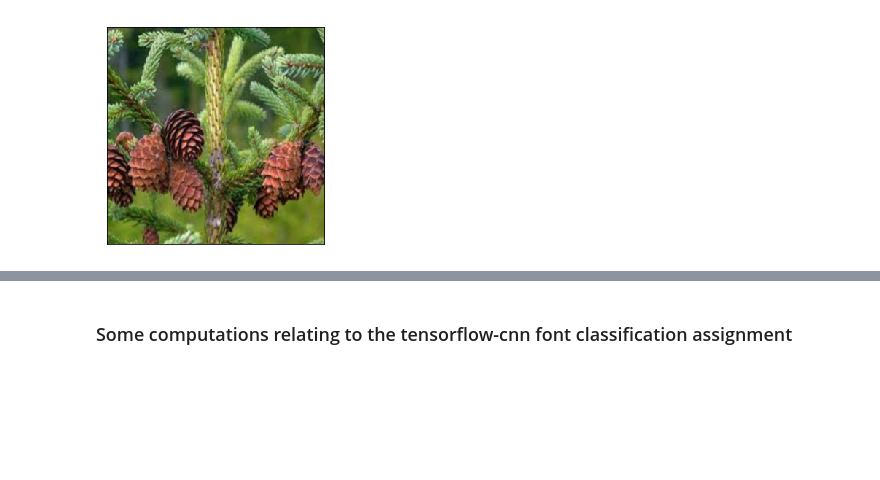
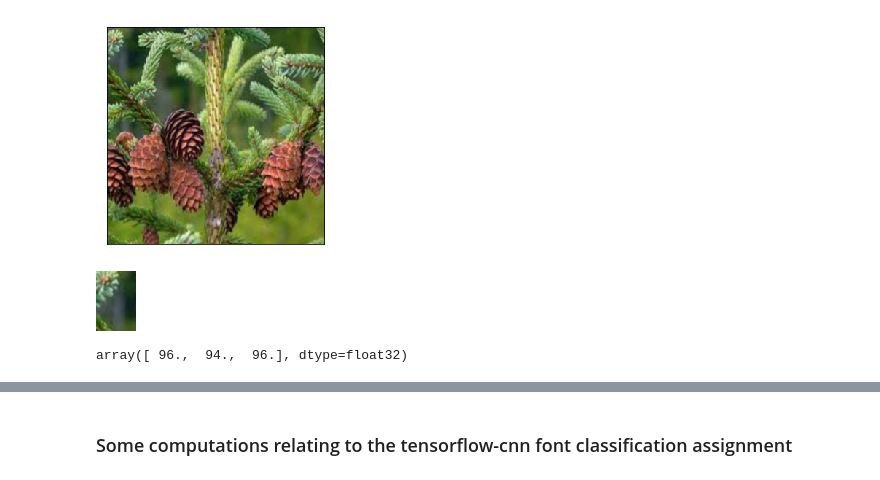
Before and after one commit to NathanielBlairStahn/tree-logic, a Jupyter notebook: build_a_model.ipynb, the cells around one changed output, grey strips where cells are left out. Drawn from its saved outputs; the diff is of its cells as text; code cells hidden in the pictures; blank space fills up the shorter version.

```diff
--- a/build_a_model.ipynb
+++ b/build_a_model.ipynb
@@ -629,3 +629,11 @@ ax.get_xaxis().set_visible(False)
 ax.get_yaxis().set_visible(False)
 # %% [output]
 [figure]
+# %%
+img.crop((0,10,40,70))
+# %% [output]
+[figure, added]
+# %%
+image.img_to_array(img)[0,0]
+# %% [output]
+array([ 96.,  94.,  96.], dtype=float32)
```
Also changed, not shown: parts of 4 cells of this notebook, 1 other file.
